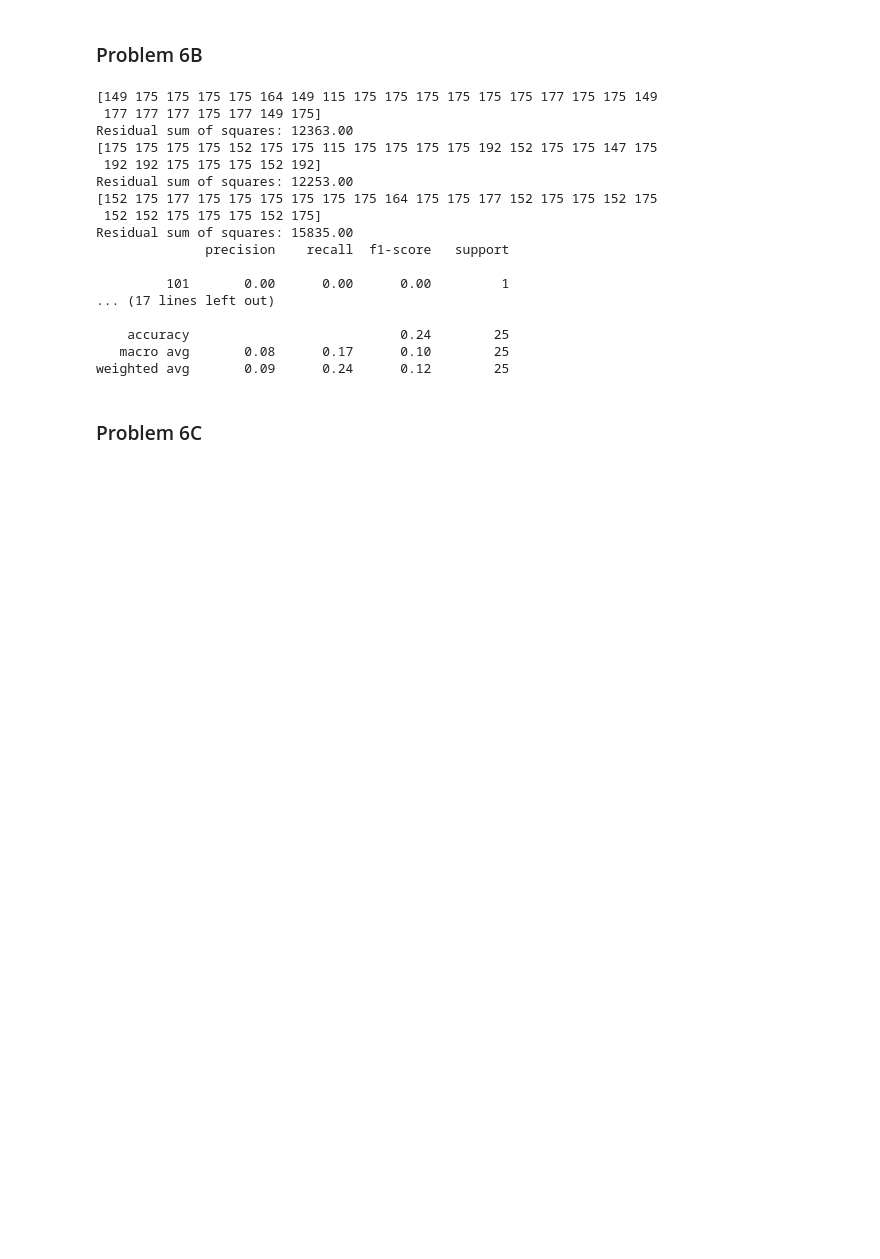
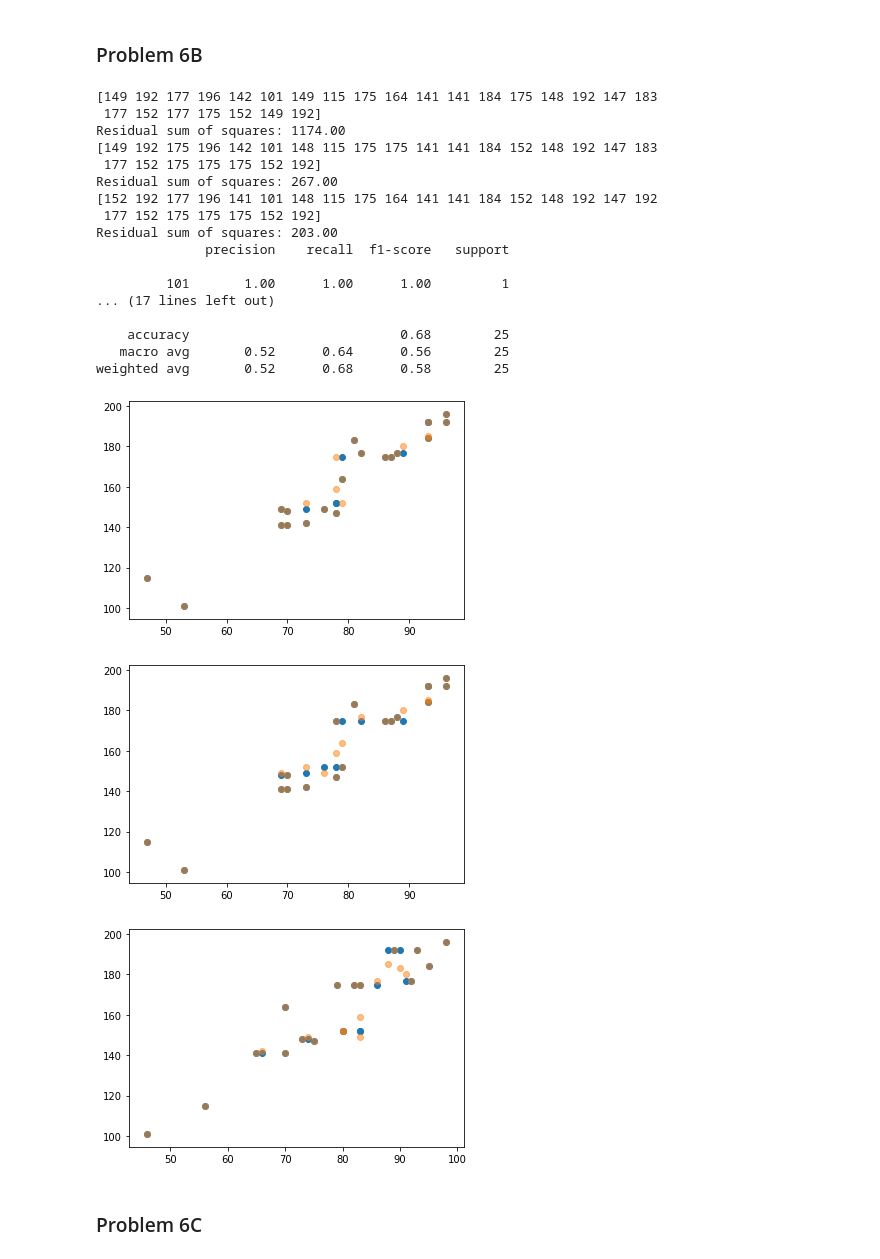
Before and after one commit to sdmoran/CS4342_HW4, a Jupyter notebook: Problem6.ipynb, the cells around one changed output. Saved outputs shown, nothing was run; the diff lists cells and outputs as text; code cells hidden in the pictures; blank space fills up the shorter version.

```diff
--- a/Problem6.ipynb
+++ b/Problem6.ipynb
@@ -46,39 +46,44 @@ for X in [X1, X2, X3]:
 # %%
 # Iterate through different X values and fit linear predictors based off of them
 X1X2 = data.to_numpy()[:, 0:2]
 X1X3 = data.to_numpy()[:, 0:3:2]
 X2X3 = data.to_numpy()[:, 1:3]
 
 # print(X1X2)
 # print(X1X3)
 # print(X2X3)
 
 for X in [X1X2, X1X3, X2X3]:
-    model = LogisticRegression()
+    model = LogisticRegression(solver='lbfgs', multi_class='auto', dual=False, max_iter=100000)
     model.fit(X, y)
     y_predict = model.predict(X)
     print(y_predict)
     print("Residual sum of squares: %.2f"% ((y - y_predict) ** 2).sum())
 
-print(classification_report(y, y_predict))
+    plt.figure()
+    plt.scatter(X[:, 0], y_predict)
+    plt.scatter(X[:, 0], y, alpha=0.5)
 # %% [output]
-[149 175 175 175 175 164 149 115 175 175 175 175 175 175 177 175 175 149
- 177 177 177 175 177 149 175]
-Residual sum of squares: 12363.00
-[175 175 175 175 152 175 175 115 175 175 175 175 192 152 175 175 147 175
- 192 192 175 175 175 152 192]
-Residual sum of squares: 12253.00
-[152 175 177 175 175 175 175 175 175 164 175 175 177 152 175 175 152 175
- 152 152 175 175 175 152 175]
-Residual sum of squares: 15835.00
+[149 192 177 196 142 101 149 115 175 164 141 141 184 175 148 192 147 183
+ 177 152 177 175 152 149 192]
+Residual sum of squares: 1174.00
+[149 192 175 196 142 101 148 115 175 175 141 141 184 152 148 192 147 183
+ 177 152 175 175 175 152 192]
+Residual sum of squares: 267.00
+[152 192 177 196 141 101 148 115 175 164 141 141 184 152 148 192 147 192
+ 177 152 175 175 175 152 192]
+Residual sum of squares: 203.00
               precision    recall  f1-score   support
 
-         101       0.00      0.00      0.00         1
+         101       1.00      1.00      1.00         1
 ... (17 lines left out)
 
-    accuracy                           0.24        25
-   macro avg       0.08      0.17      0.10        25
-weighted avg       0.09      0.24      0.12        25
+    accuracy                           0.68        25
+   macro avg       0.52      0.64      0.56        25
+weighted avg       0.52      0.68      0.58        25
+[figure, added]
+[figure, added]
+[figure, added]
 # %% [markdown]
 ### Problem 6C
 # %%
```
Also changed, not shown: parts of 3 cells of this notebook, 3 other files.
